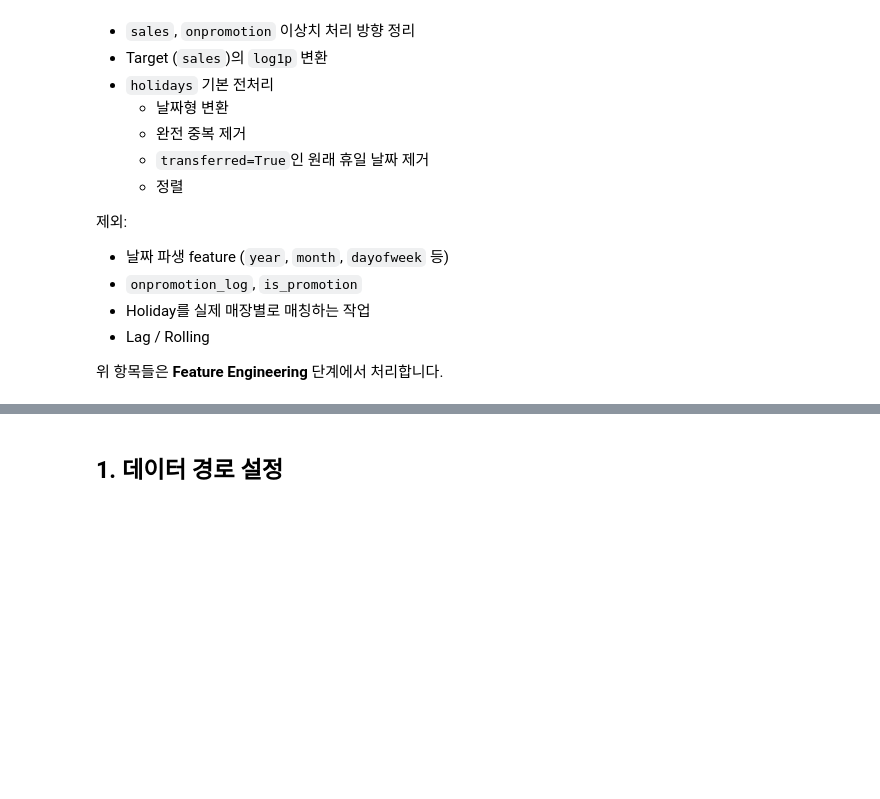
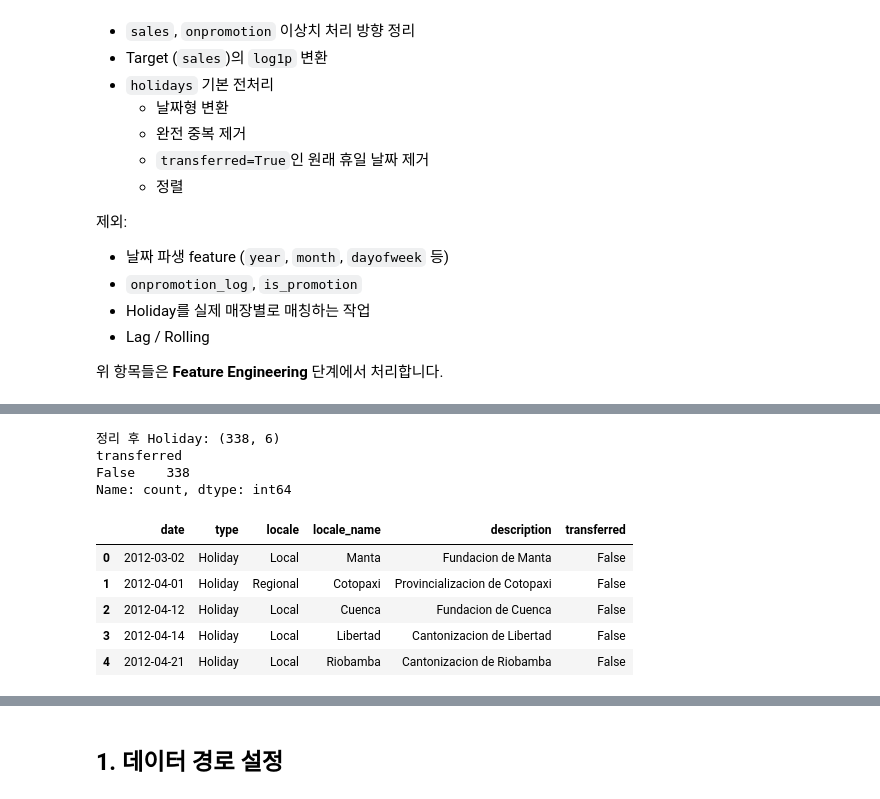
Before and after one commit to yhg365fia/Store-Sales-ML, a Jupyter notebook: notebook/02_preprocessing.ipynb, the cells around one changed output, grey strips where cells are left out. Cells and saved outputs as stored; diff of their text form; code cells hidden in the pictures; blank space fills up the shorter version.

```diff
--- a/notebook/02_preprocessing.ipynb
+++ b/notebook/02_preprocessing.ipynb
@@ -25,0 +62,23 @@
+# %%
+def load_data(data_dir):
+    return (
+        pd.read_csv(data_dir / "train.csv"),
+        pd.read_csv(data_dir / "test.csv"),
+        pd.read_csv(data_dir / "holidays_events.csv"),
+        pd.read_csv(data_dir / "oil.csv"),
+        pd.read_csv(data_dir / "transactions.csv"),
+    )
+
+train_raw, test_raw, holidays_raw, oil_raw, transactions_raw = load_data(DATA_DIR)
+train = train_raw.copy()
+test = test_raw.copy()
+holidays = holidays_raw.copy()
+oil = oil_raw.copy()
+transactions = transactions_raw.copy()
+
+for name, df in [("train", train), ("test", test), ("holidays", holidays),
+                 ("oil", oil), ("transactions", transactions)]:
+    df["date"] = pd.to_datetime(df["date"], errors="raise")
+    if df["date"].isna().any():
+        raise ValueError(f"{name}: 날짜 결측")
+    print(name, df.shape, df["date"].dtype)
@@ -25,0 +210,23 @@
+# %%
+def preprocess_holidays(holidays):
+    holidays = holidays.copy().drop_duplicates()
+    holidays = holidays.loc[holidays["transferred"].eq(False)].copy()
+    return holidays.sort_values(
+        ["date", "locale", "locale_name"]
+    ).reset_index(drop=True)
+
+holidays = preprocess_holidays(holidays)
+print("정리 후 Holiday:", holidays.shape)
+print(holidays["transferred"].value_counts())
+display(holidays.head())
+# %% [output]
+정리 후 Holiday: (338, 6)
+transferred
+False    338
+Name: count, dtype: int64
+|  | date | type | locale | locale_name | description | transferred |
+| 0 | 2012-03-02 | Holiday | Local | Manta | Fundacion de Manta | False |
+| 1 | 2012-04-01 | Holiday | Regional | Cotopaxi | Provincializacion de Cotopaxi | False |
+| 2 | 2012-04-12 | Holiday | Local | Cuenca | Fundacion de Cuenca | False |
+| 3 | 2012-04-14 | Holiday | Local | Libertad | Cantonizacion de Libertad | False |
+| 4 | 2012-04-21 | Holiday | Local | Riobamba | Cantonizacion de Riobamba | False |
```
Also changed, not shown: parts of 36 cells of this notebook, 22 other files.
